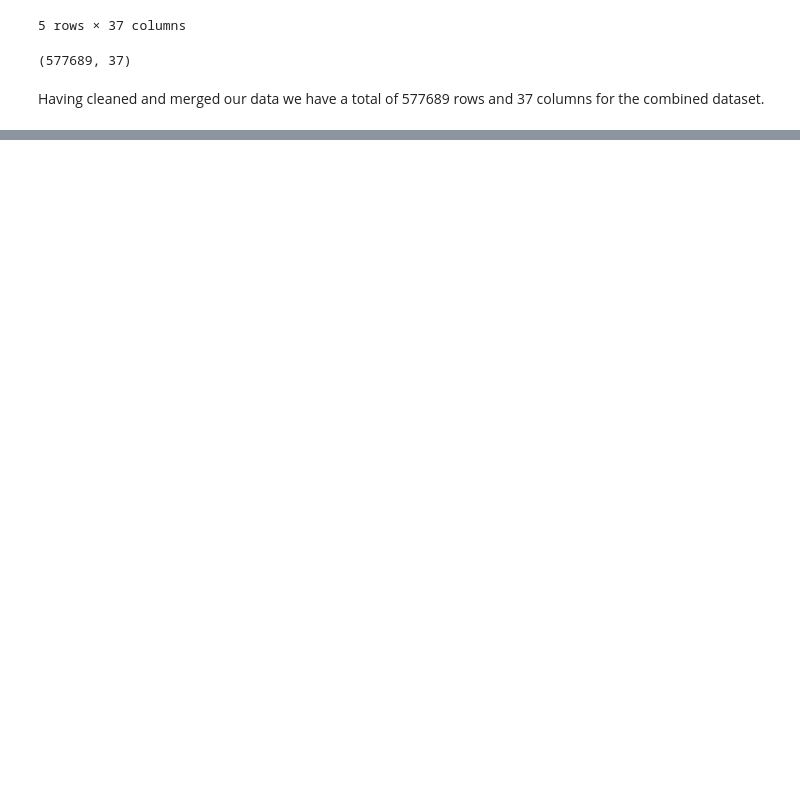
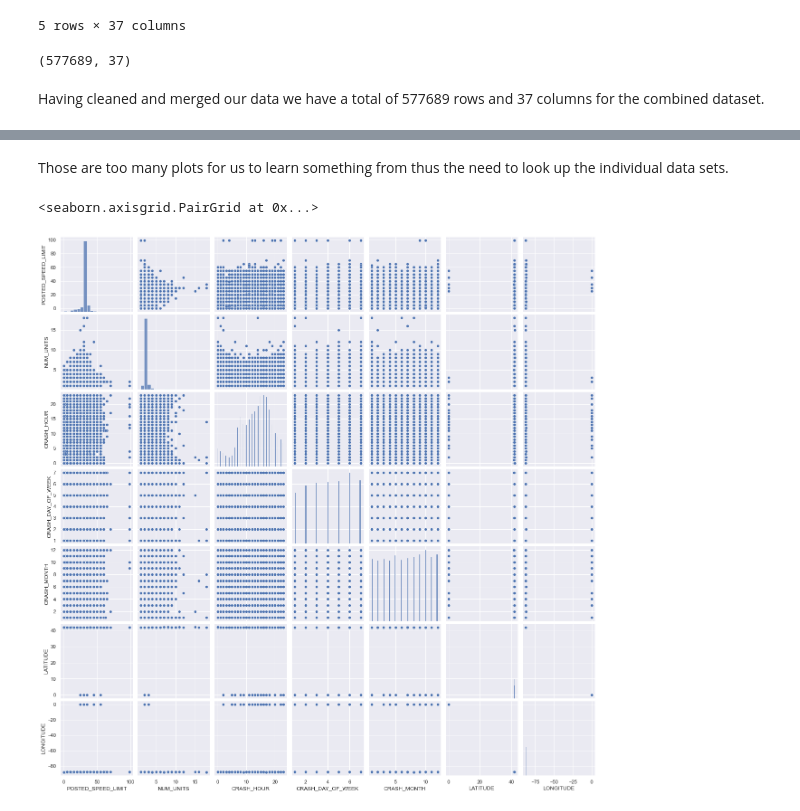
Before and after one commit to JIMWAMAE/Chicago_car_crashes_project, a Jupyter notebook: index.ipynb, the cells around one changed output, grey strips where cells are left out. Drawn from its saved outputs; the diff is of its cells as text; code cells hidden in the pictures; blank space fills up the shorter version.

```diff
--- a/index.ipynb
+++ b/index.ipynb
@@ -440,0 +753,8 @@ Having cleaned and merged our data we have a total of 577689 rows and 37 columns
+# %% [markdown]
+Those are too many plots for us to learn something from thus the need to look up the individual data sets.
+# %%
+# Crashes data linear relationship
+sns.pairplot(df_crashes_clean)
+# %% [output]
+<seaborn.axisgrid.PairGrid at 0x...>
+[figure, added]
```
Also changed, not shown: parts of 142 cells of this notebook, 1 other file.
